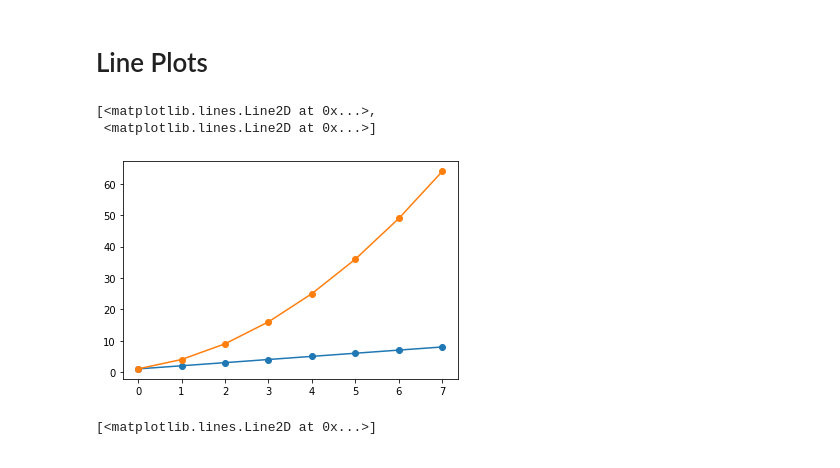
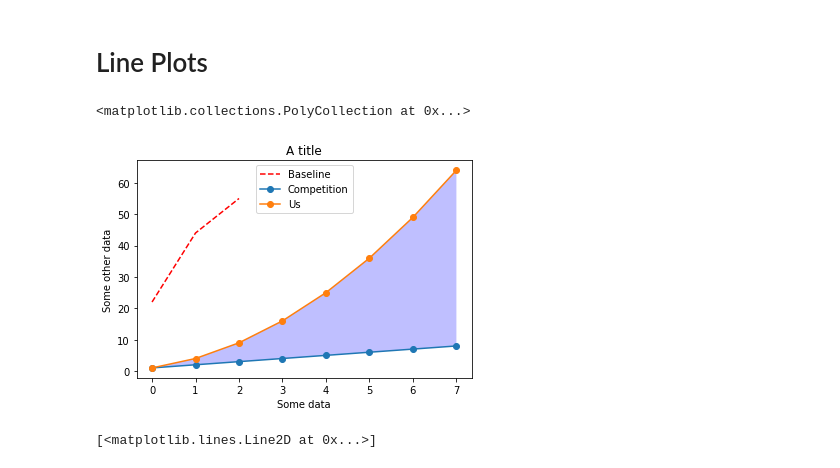
Before and after one commit to AyaElghannam/Applied-Data-Science-with-Python-specialization, a Jupyter notebook: Course 2/Week2.ipynb, the cells around one changed output. Saved outputs shown, nothing was run; the diff lists cells and outputs as text; code cells hidden in the pictures.

```diff
--- a/Course 2/Week2.ipynb
+++ b/Course 2/Week2.ipynb
@@ -279,16 +279,32 @@ Legend
 # %%
 import numpy as np
 
 linear_data = np.array([1,2,3,4,5,6,7,8])
 exponential_data = linear_data**2
 
 plt.figure()
 # plot the linear data and the exponential data
+
+plt.xlabel('Some data')
+plt.ylabel('Some other data')
+plt.title('A title')
+
+# plot another series with a dashed red line
+plt.plot([22,44,55], '--r')
+
 plt.plot(linear_data, '-o', exponential_data, '-o')
+
+# add a legend with legend entries (because we didn't have labels when we plotted the data series)
+plt.legend(['Baseline', 'Competition', 'Us'])
+
+# fill the area between the linear data and exponential data
+plt.gca().fill_between(range(len(linear_data)),
+                       linear_data, exponential_data,
+                       facecolor='blue',
+                       alpha=0.25)
 # %% [output]
-[<matplotlib.lines.Line2D at 0x...>,
- <matplotlib.lines.Line2D at 0x...>]
+<matplotlib.collections.PolyCollection at 0x...>
-[figure, old version]
+[figure, new version]
 # %%
 # plot another series with a dashed red line
 plt.plot([22,44,55], '--r')
```
Also changed, not shown: parts of 4 cells of this notebook.
